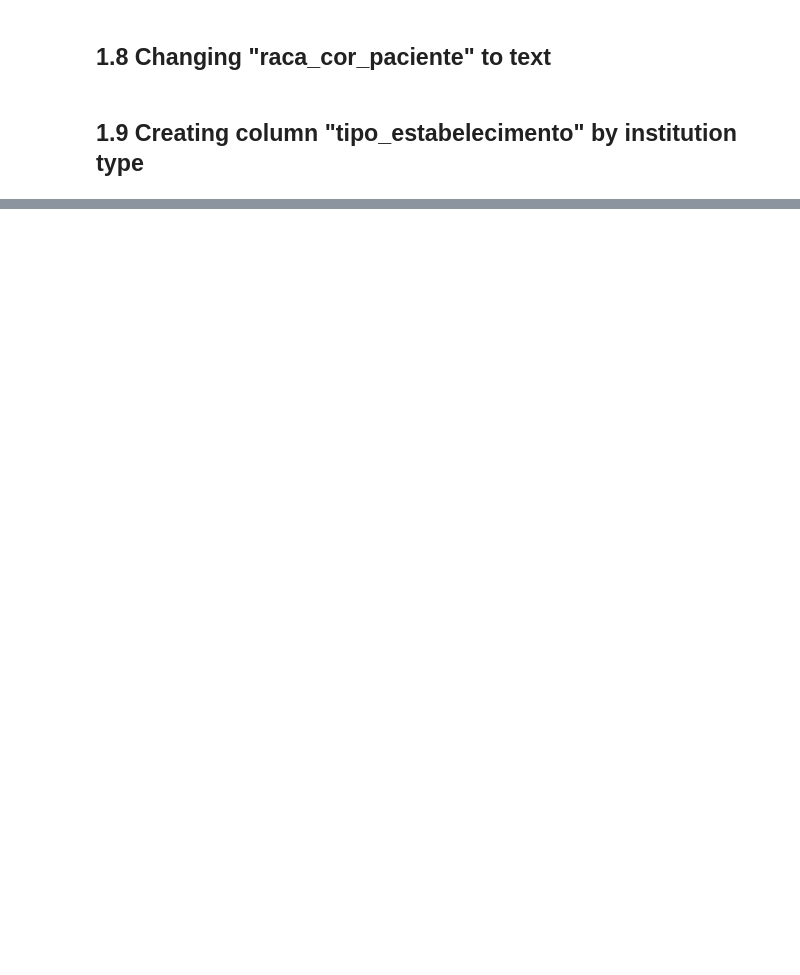
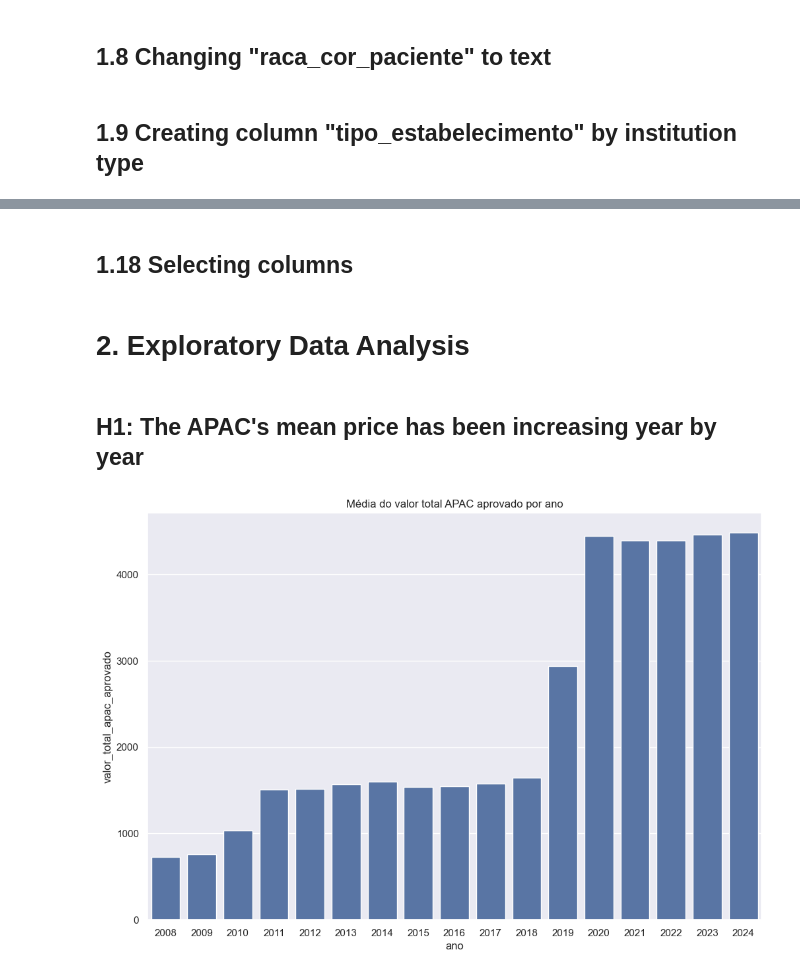
Before and after one commit to gustavo-moretto/rt_datasus, a Jupyter notebook: states/sp/dados_rt_sp.ipynb, the cells around one changed output, grey strips where cells are left out. Drawn from its saved outputs; the diff is of its cells as text; code cells hidden in the pictures; blank space fills up the shorter version.

```diff
--- a/states/sp/dados_rt_sp.ipynb
+++ b/states/sp/dados_rt_sp.ipynb
@@ -296,0 +381,22 @@ dados_sp_rt6['motivo_saida_permanencia_nome'] = dados_sp_rt6['motivo_saida_perma
+# %%
+dados_sp_rt8 = dados_sp_rt7.copy()
+# %%
+finalidade = {'1': 'RADICAL', "2": "ADJUVANTE", "3": "ANTIÁLGICA", "4": "PALIATIVA", "5": "PRÉVIA", "6": "ANTIHEMORRÁGICA"}
+# %%
+# Mapping the 'finalidade_tratamento' column to have descriptive names
+dados_sp_rt8['finalidade_tratamento'] = dados_sp_rt8['finalidade_tratamento'].map(finalidade).fillna('Nao informado')
+# %% [markdown]
+## 1.18 Selecting columns
+# %%
+dados_sp_rt9 = dados_sp_rt8[['data_processamento', 'ano', 'sigla_tipo_gestao', 'codigo_cnes', 'valor_total_apac_aprovado', 'estabelecimento_mantido_individual', 'idade_paciente', 'sexo_paciente', 'raca_cor_paciente', 'uf_residencia_diferente_uf_estabelecimento', 'municipio_residencia_diferente_municipio_estabelecimento', 'motivo_saida_permanencia_nome', 'indicador_obito', 'indicador_encerramento', 'indicador_permanencia', 'indicador_alta', 'indicador_transferencia', 'carater_atendimento_nome',  'cid_principal', 'cid_secundario', 'tratamentos_anteriores', 'continuidade_tratamento', 'finalidade_tratamento', 'cid_topografico_1', 'cid_topografico_2', 'cid_topografico_3', 'data_inicio_1_tratamento_anterior', 'data_inicio_2_tratamento_anterior', 'data_inicio_3_tratamento_anterior', 'data_inicio_tratamento_solicitado', 'procedimento_principal_apac_nome', 'cid10', 'valor_total_apac_aprovado_sus_paulista', 'cidade_cnes', 'cidade_patient', 'cidade_gestao', 'tipo_estabelecimento_nome', 'motivo_saida_permanencia_nome', 'nacionalidade_paciente_nome', 'inicio_patologico', 'inicio_fim_1', 'inicio_fim_2', 'inicio_fim_3']]
+# %% [markdown]
+# 2. Exploratory Data Analysis
+# %% [markdown]
+## H1: The APAC's mean price has been increasing year by year
+# %%
+aux = dados_sp_rt9[['valor_total_apac_aprovado', 'ano']].groupby('ano').mean().reset_index().sort_values(by='ano', ascending=True)
+
+sns.barplot(data=aux, x='ano', y='valor_total_apac_aprovado')
+plt.title('Média do valor total APAC aprovado por ano');
+# %% [output]
+[figure, added]
```
Also changed, not shown: parts of 24 cells of this notebook, 21 other files.
